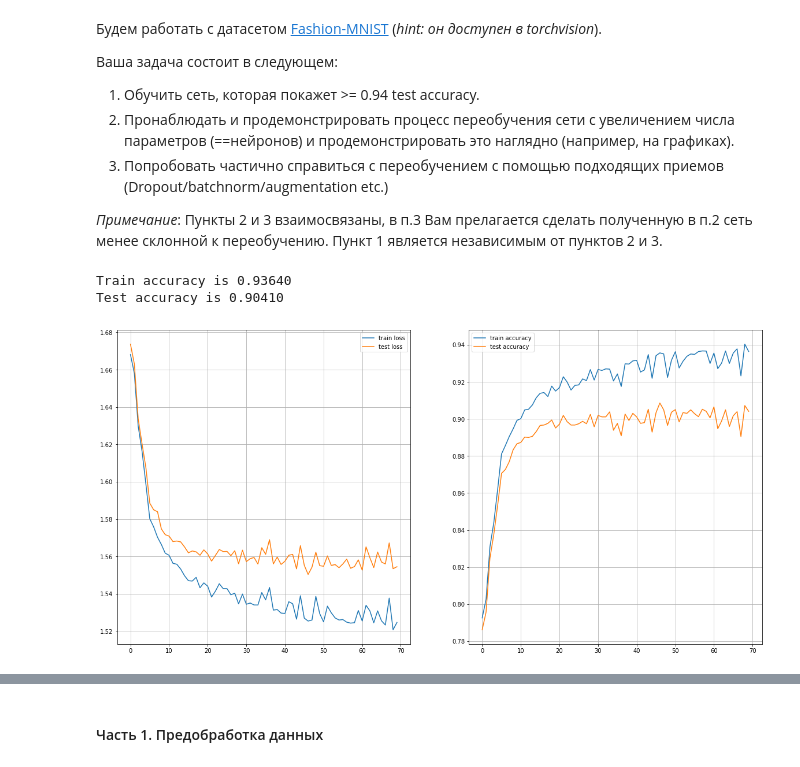
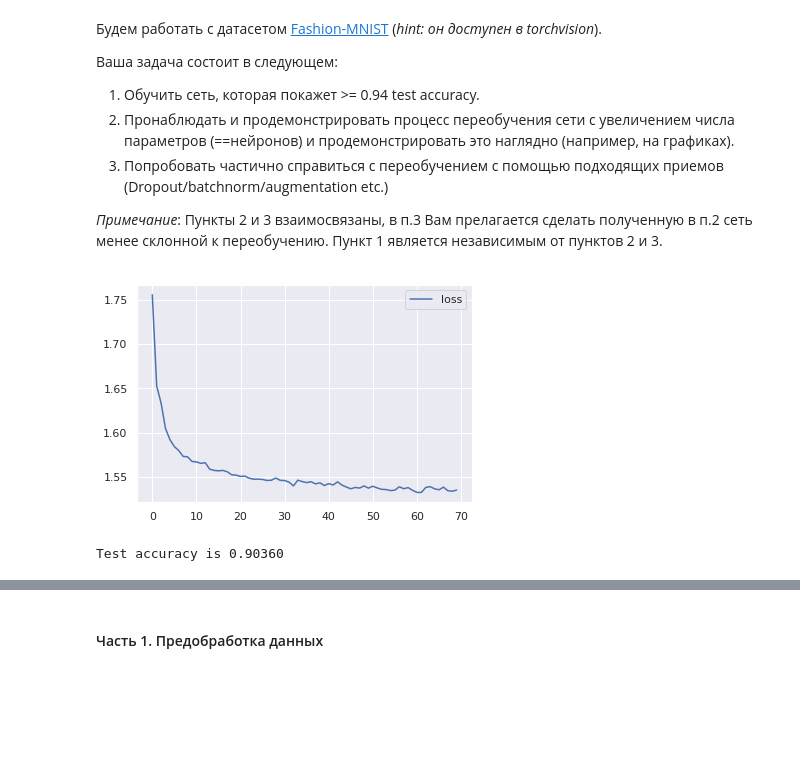
Before and after one commit to Binpord/ml-mipt-homeworks, a Jupyter notebook: Lab3_DL/Lab3_DL.ipynb, the cells around one changed output, grey strips where cells are left out. Drawn from its saved outputs; the diff is of its cells as text; code cells hidden in the pictures; blank space fills up the shorter version.

```diff
--- a/Lab3_DL/Lab3_DL.ipynb
+++ b/Lab3_DL/Lab3_DL.ipynb
@@ -14,6 +14,13 @@
 
 *Примечание*: Пункты 2 и 3 взаимосвязаны, в п.3 Вам прелагается сделать полученную в п.2 сеть менее склонной к переобучению. Пункт 1 является независимым от пунктов 2 и 3.
 # %%
+%matplotlib inline
+import matplotlib.pyplot as plt
+import string
+from IPython.display import clear_output
+import seaborn as sns
+import numpy as np
+
 import torch
 import torch.nn as nn
 import torch.nn.functional as F
@@ -22,6 +29,9 @@ import torch.optim as optim
 from torchvision.datasets import FashionMNIST
 import torchvision.transforms as transforms
 
+sns.set()
+device = torch.device('cuda' if torch.cuda.is_available() else 'cpu')
+
 
 train = FashionMNIST(root='./data', download=True, train=True, transform=transforms.ToTensor())
 test = FashionMNIST(root='./data', download=True, train=False, transform=transforms.ToTensor())
@@ -117,12 +96,29 @@ class Xfan1025(nn.Module):
         x = self.drop2(x)
         x = F.softmax(self.fc3(x), dim=1)
         return x
-# %%
-train_model(Xfan1025().cuda())
-# %% [output]
-Train accuracy is 0.93640
-Test accuracy is 0.90410
-[figure, removed]
+# %%
+model = Xfan1025().to(device)
+optimizer = optim.Adam(model.parameters())
+criterion = nn.CrossEntropyLoss()
+
+batch_size = 256
+epochs = 70
+
+history = []
+
+for i in range(epochs):
+    loss = train_epoch(model, criterion, optimizer, batch_size)
+    history.append(loss)
+    if (i+1)%5==0:
+        clear_output(True)
+        plt.plot(history,label='loss')
+        plt.legend()
+        plt.show()
+
+print(f'Test accuracy is {model_accuracy(model, test, criterion, batch_size):.5f}')
+# %% [output]
+[figure, added]
+Test accuracy is 0.90360
 # %%
 # https://github.com/cmasch/zalando-fashion-mnist/blob/master/Simple_Convolutional_Neural_Network_Fashion-MNIST.ipynb
 class Cmasch(nn.Module):
```
Also changed, not shown: parts of 13 cells of this notebook.
